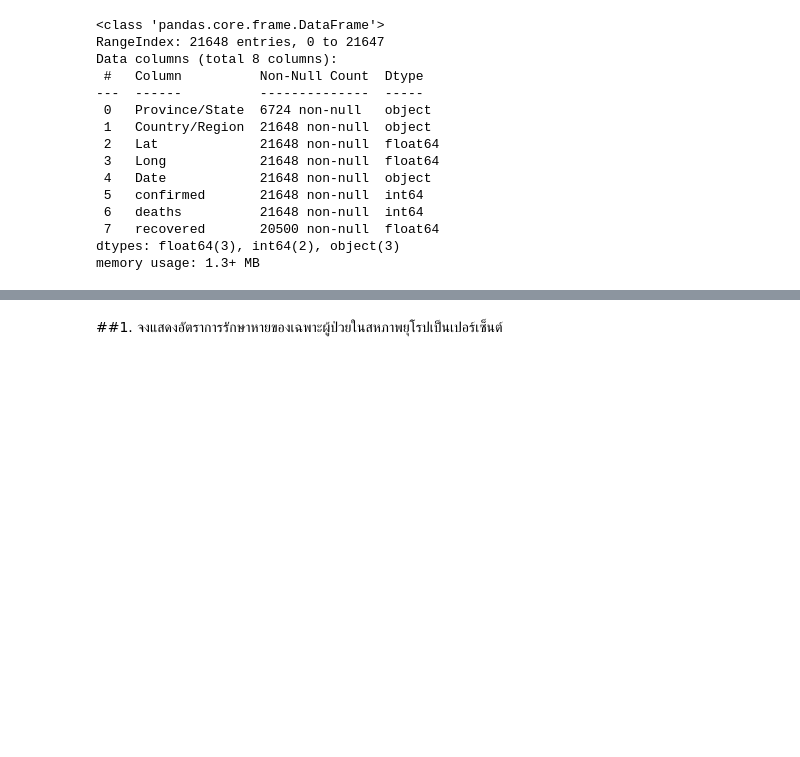
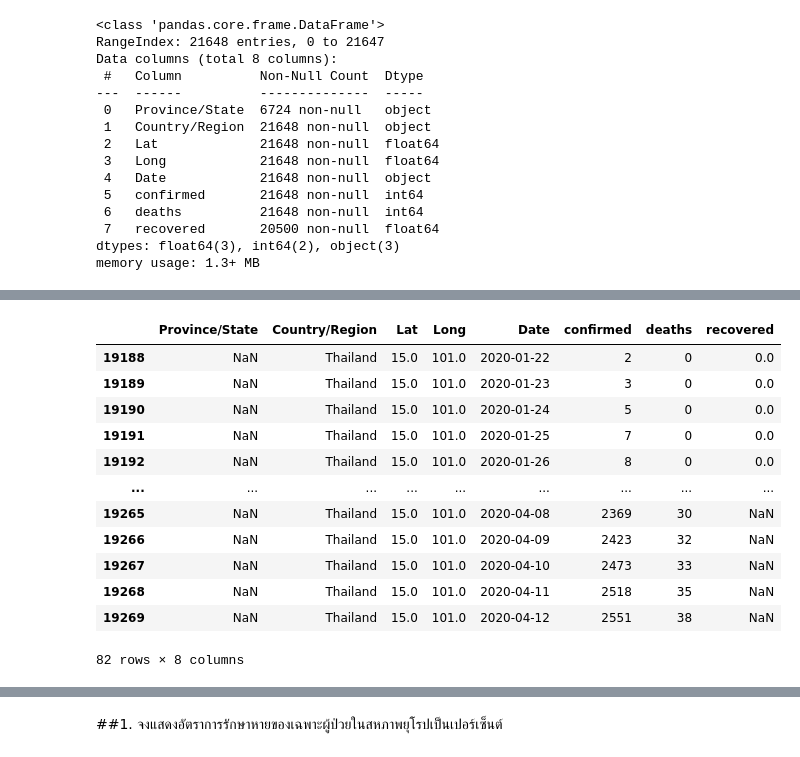
Before and after one commit to Ausawin2016/30Daypy, a Jupyter notebook: #5_Assigment2_อัศวิน_เอี่ยมสะอาดCOVID_19.ipynb, the cells around one changed output, grey strips where cells are left out. Cells and saved outputs as stored; diff of their text form; code cells hidden in the pictures; blank space fills up the shorter version.

```diff
--- a/#5_Assigment2_อัศวิน_เอี่ยมสะอาดCOVID_19.ipynb
+++ b/#5_Assigment2_อัศวิน_เอี่ยมสะอาดCOVID_19.ipynb
@@ -258,0 +301,16 @@ dcovid['Date']
+# %%
+dcovid[dcovid['Country/Region']=='Thailand']
+# %% [output]
+|  | Province/State | Country/Region | Lat | Long | Date | confirmed | deaths | recovered |
+| 19188 | NaN | Thailand | 15.0 | 101.0 | 2020-01-22 | 2 | 0 | 0.0 |
+| 19189 | NaN | Thailand | 15.0 | 101.0 | 2020-01-23 | 3 | 0 | 0.0 |
+| 19190 | NaN | Thailand | 15.0 | 101.0 | 2020-01-24 | 5 | 0 | 0.0 |
+| 19191 | NaN | Thailand | 15.0 | 101.0 | 2020-01-25 | 7 | 0 | 0.0 |
+| 19192 | NaN | Thailand | 15.0 | 101.0 | 2020-01-26 | 8 | 0 | 0.0 |
+| ... | ... | ... | ... | ... | ... | ... | ... | ... |
+| 19265 | NaN | Thailand | 15.0 | 101.0 | 2020-04-08 | 2369 | 30 | NaN |
+| 19266 | NaN | Thailand | 15.0 | 101.0 | 2020-04-09 | 2423 | 32 | NaN |
+| 19267 | NaN | Thailand | 15.0 | 101.0 | 2020-04-10 | 2473 | 33 | NaN |
+| 19268 | NaN | Thailand | 15.0 | 101.0 | 2020-04-11 | 2518 | 35 | NaN |
+| 19269 | NaN | Thailand | 15.0 | 101.0 | 2020-04-12 | 2551 | 38 | NaN |
+82 rows × 8 columns
```
Also changed, not shown: parts of 12 cells of this notebook.
